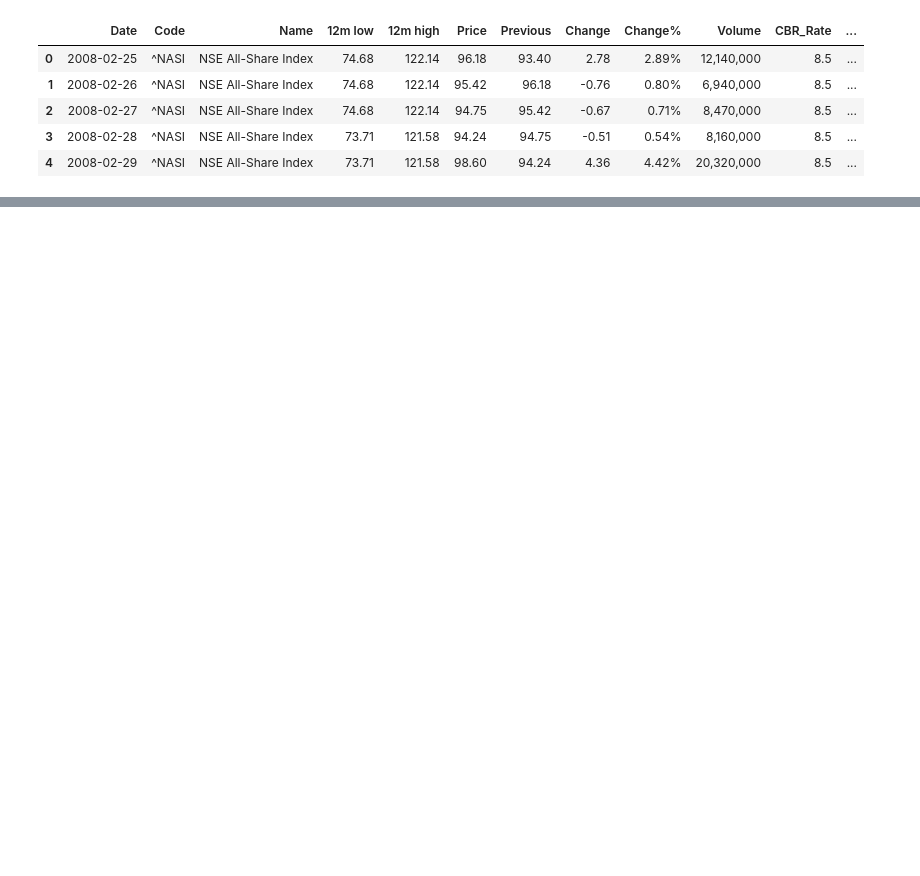
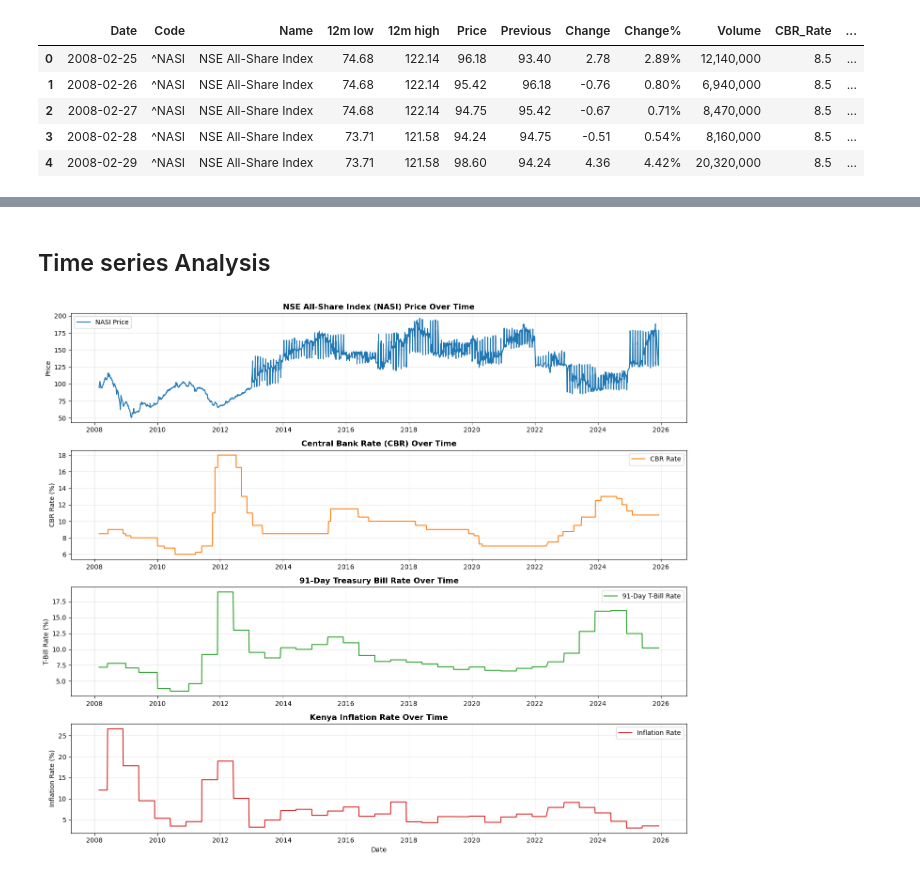
Before and after one commit to clivethiongo/Kenya-Monetary-Policy-Stock-Market, a Jupyter notebook: notebooks/01_data_collection.ipynb, the cells around one changed output, grey strips where cells are left out. Drawn from its saved outputs; the diff is of its cells as text; code cells hidden in the pictures; blank space fills up the shorter version.

```diff
--- a/notebooks/01_data_collection.ipynb
+++ b/notebooks/01_data_collection.ipynb
@@ -460,0 +460,39 @@ plt.show()
+# %% [markdown]
+## Time series Analysis
+# %%
+# Create time series plots for NASI and macroeconomic variables
+fig, axes = plt.subplots(4, 1, figsize=(14, 12))
+
+# Plot 1: NASI Price over time
+axes[0].plot(final_nasi['Date'], final_nasi['Price'], linewidth=1.5, color='#1f77b4', label='NASI Price')
+axes[0].set_title('NSE All-Share Index (NASI) Price Over Time', fontsize=12, fontweight='bold')
+axes[0].set_ylabel('Price', fontsize=10)
+axes[0].grid(True, alpha=0.3)
+axes[0].legend()
+
+# Plot 2: CBR Rate over time
+axes[1].plot(final_nasi['Date'], final_nasi['CBR_Rate'], linewidth=1.5, color='#ff7f0e', label='CBR Rate')
+axes[1].set_title('Central Bank Rate (CBR) Over Time', fontsize=12, fontweight='bold')
+axes[1].set_ylabel('CBR Rate (%)', fontsize=10)
+axes[1].grid(True, alpha=0.3)
+axes[1].legend()
+
+# Plot 3: 91-Day T-Bill Rate over time
+axes[2].plot(final_nasi['Date'], final_nasi['TBill_91D'], linewidth=1.5, color='#2ca02c', label='91-Day T-Bill Rate')
+axes[2].set_title('91-Day Treasury Bill Rate Over Time', fontsize=12, fontweight='bold')
+axes[2].set_ylabel('T-Bill Rate (%)', fontsize=10)
+axes[2].grid(True, alpha=0.3)
+axes[2].legend()
+
+# Plot 4: Inflation Rate over time
+axes[3].plot(final_nasi['Date'], final_nasi['Inflation_Rate'], linewidth=1.5, color='#d62728', label='Inflation Rate')
+axes[3].set_title('Kenya Inflation Rate Over Time', fontsize=12, fontweight='bold')
+axes[3].set_ylabel('Inflation Rate (%)', fontsize=10)
+axes[3].set_xlabel('Date', fontsize=10)
+axes[3].grid(True, alpha=0.3)
+axes[3].legend()
+
+plt.tight_layout()
+plt.show()
+# %% [output]
+[figure, added]
```
Also changed, not shown: parts of 6 cells of this notebook.
